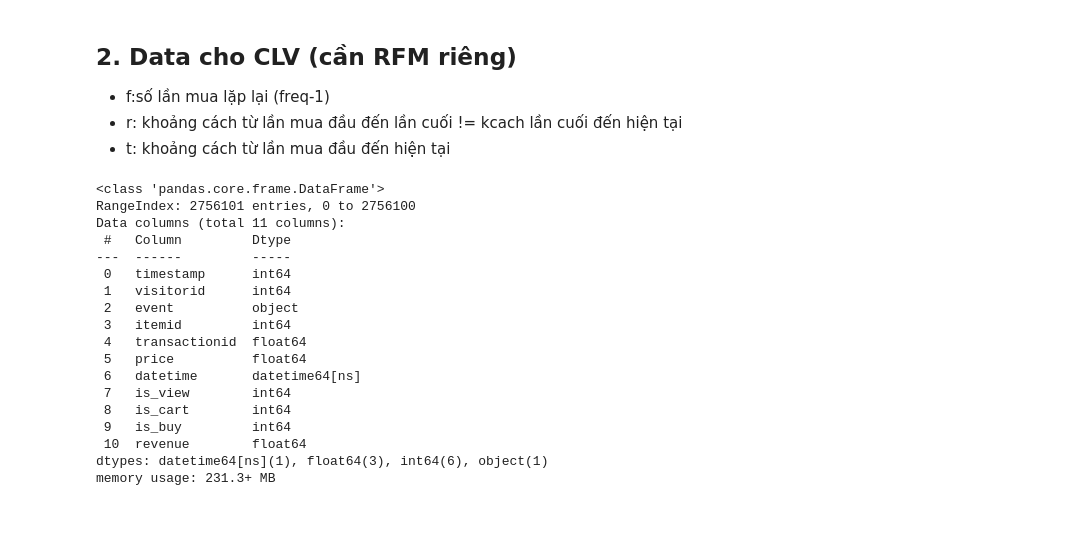
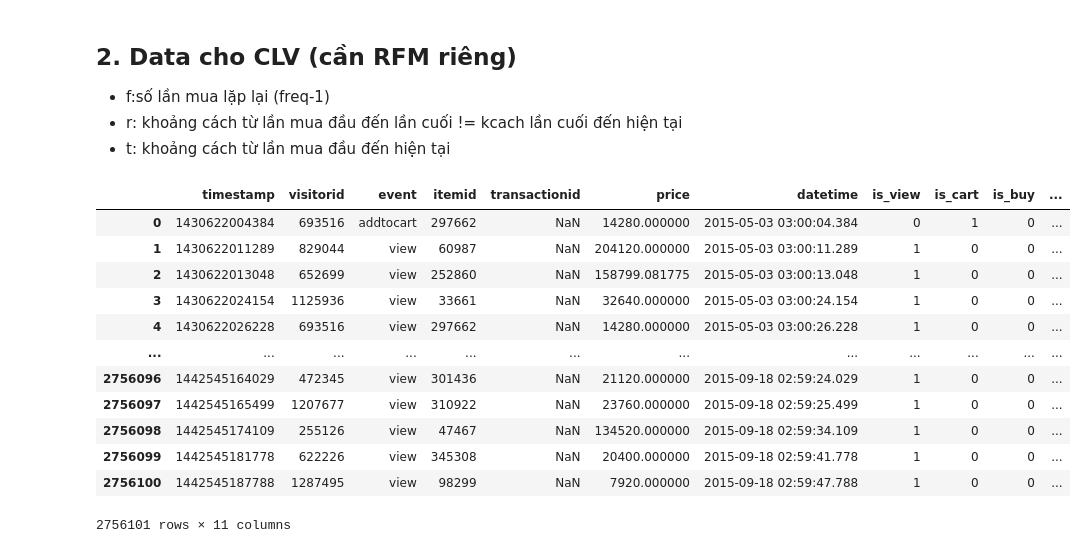
Before and after one commit to bluff-king/Customer-Segment-Personalization, a Jupyter notebook: CRISPDM/03_Data_Preparation.ipynb, the cells around one changed output. Saved outputs shown, nothing was run; the diff lists cells and outputs as text; code cells hidden in the pictures; blank space fills up the shorter version.

```diff
--- a/CRISPDM/03_Data_Preparation.ipynb
+++ b/CRISPDM/03_Data_Preparation.ipynb
@@ -214,26 +214,21 @@ customers_df.to_csv('../dataset/customers.csv', index=False)
 * t: khoảng cách từ lần mua đầu đến hiện tại
 # %%
 event_df_price.head()
-event_df_price.info()
+event_df_price
 # %% [output]
+|  | timestamp | visitorid | event | itemid | transactionid | price | datetime | is_view | is_cart | is_buy | ... |
+| 0 | 1430622004384 | 693516 | addtocart | 297662 | NaN | 14280.000000 | 2015-05-03 03:00:04.384 | 0 | 1 | 0 | ... |
+| 1 | 1430622011289 | 829044 | view | 60987 | NaN | 204120.000000 | 2015-05-03 03:00:11.289 | 1 | 0 | 0 | ... |
+| 2 | 1430622013048 | 652699 | view | 252860 | NaN | 158799.081775 | 2015-05-03 03:00:13.048 | 1 | 0 | 0 | ... |
+| 3 | 1430622024154 | 1125936 | view | 33661 | NaN | 32640.000000 | 2015-05-03 03:00:24.154 | 1 | 0 | 0 | ... |
+| 4 | 1430622026228 | 693516 | view | 297662 | NaN | 14280.000000 | 2015-05-03 03:00:26.228 | 1 | 0 | 0 | ... |
+| ... | ... | ... | ... | ... | ... | ... | ... | ... | ... | ... | ... |
+| 2756096 | 1442545164029 | 472345 | view | 301436 | NaN | 21120.000000 | 2015-09-18 02:59:24.029 | 1 | 0 | 0 | ... |
+| 2756097 | 1442545165499 | 1207677 | view | 310922 | NaN | 23760.000000 | 2015-09-18 02:59:25.499 | 1 | 0 | 0 | ... |
+| 2756098 | 1442545174109 | 255126 | view | 47467 | NaN | 134520.000000 | 2015-09-18 02:59:34.109 | 1 | 0 | 0 | ... |
+| 2756099 | 1442545181778 | 622226 | view | 345308 | NaN | 20400.000000 | 2015-09-18 02:59:41.778 | 1 | 0 | 0 | ... |
+| 2756100 | 1442545187788 | 1287495 | view | 98299 | NaN | 7920.000000 | 2015-09-18 02:59:47.788 | 1 | 0 | 0 | ... |
-<class 'pandas.core.frame.DataFrame'>
-RangeIndex: 2756101 entries, 0 to 2756100
-Data columns (total 11 columns):
- #   Column         Dtype
----  ------         -----
- 0   timestamp      int64
- 1   visitorid      int64
- 2   event          object
- 3   itemid         int64
- 4   transactionid  float64
- 5   price          float64
- 6   datetime       datetime64[ns]
- 7   is_view        int64
- 8   is_cart        int64
- 9   is_buy         int64
- 10  revenue        float64
-dtypes: datetime64[ns](1), float64(3), int64(6), object(1)
-memory usage: 231.3+ MB
+2756101 rows × 11 columns
 # %%
 clean_transaction_log = event_df_price[event_df_price['transactionid'].notnull()][['visitorid', 'datetime', 'price']].copy()
 clean_transaction_log.rename(columns={
```
Also changed, not shown: parts of 3 cells of this notebook, 1 other file.
